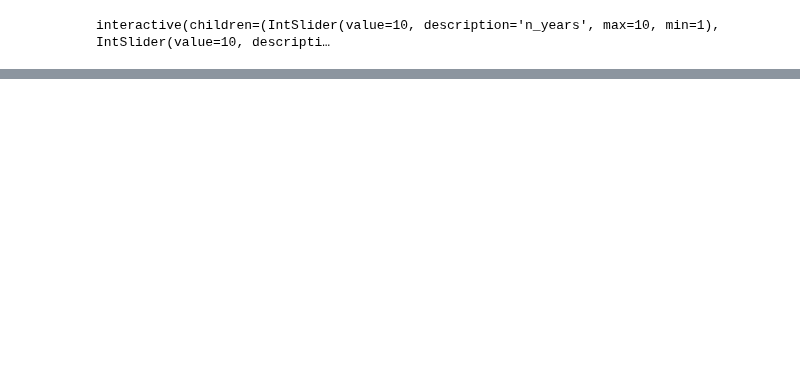
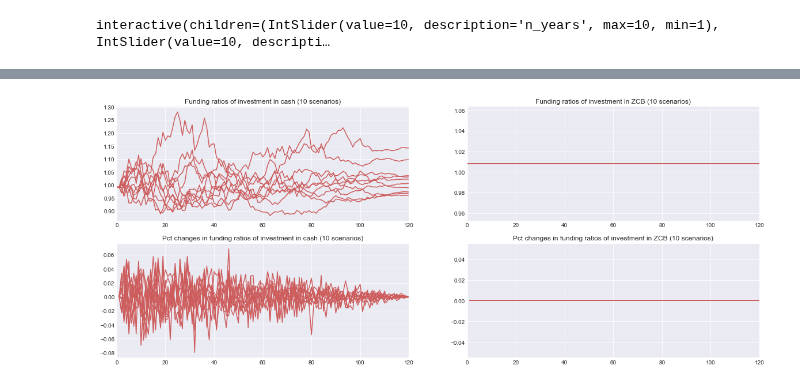
Before and after one commit to z4ir3/finance-courses, a Jupyter notebook: week-4.ipynb, the cells around one changed output, grey strips where cells are left out. Cells and saved outputs as stored; diff of their text form; code cells hidden in the pictures; blank space fills up the shorter version.

```diff
--- a/week-4.ipynb
+++ b/week-4.ipynb
@@ -435,0 +468,18 @@ annual2nomimal_rate_gen(R)
+# %%
+fr_cash = asset_value_in_cash / L
+fr_zcb  = asset_value_of_zcb / L
+# %%
+fig, ax = plt.subplots(2,2,figsize=(20,8))
+
+fr_cash.plot(ax=ax[0,0], grid=True, legend=False, color="indianred",
+             title="Funding ratios of investment in cash ({} scenarios)".format(n_scenarios))
+fr_zcb.plot(ax=ax[0,1], grid=True, legend=False, color="indianred",
+            title="Funding ratios of investment in ZCB ({} scenarios)".format(n_scenarios))
+
+fr_cash.pct_change().plot(ax=ax[1,0], grid=True, legend=False, color="indianred",
+                          title="Pct changes in funding ratios of investment in cash ({} scenarios)".format(n_scenarios))
+fr_zcb.pct_change().plot(ax=ax[1,1], grid=True, legend=False, color="indianred",
+                         title="Pct changes in funding ratios of investment in ZCB ({} scenarios)".format(n_scenarios))
+plt.show()
+# %% [output]
+[figure, added]
```
Also changed, not shown: parts of 48 cells of this notebook.
